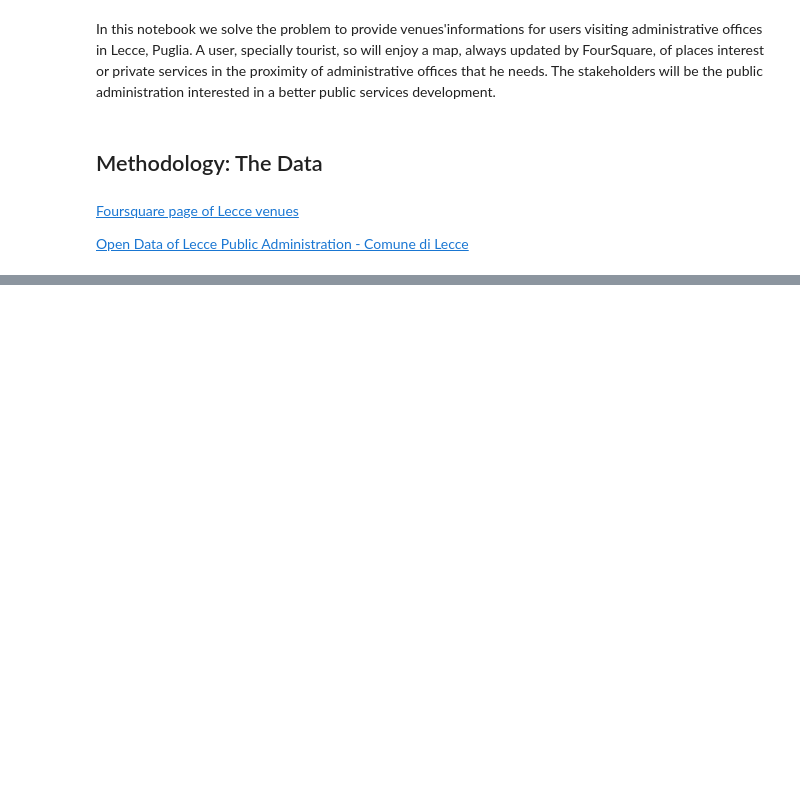
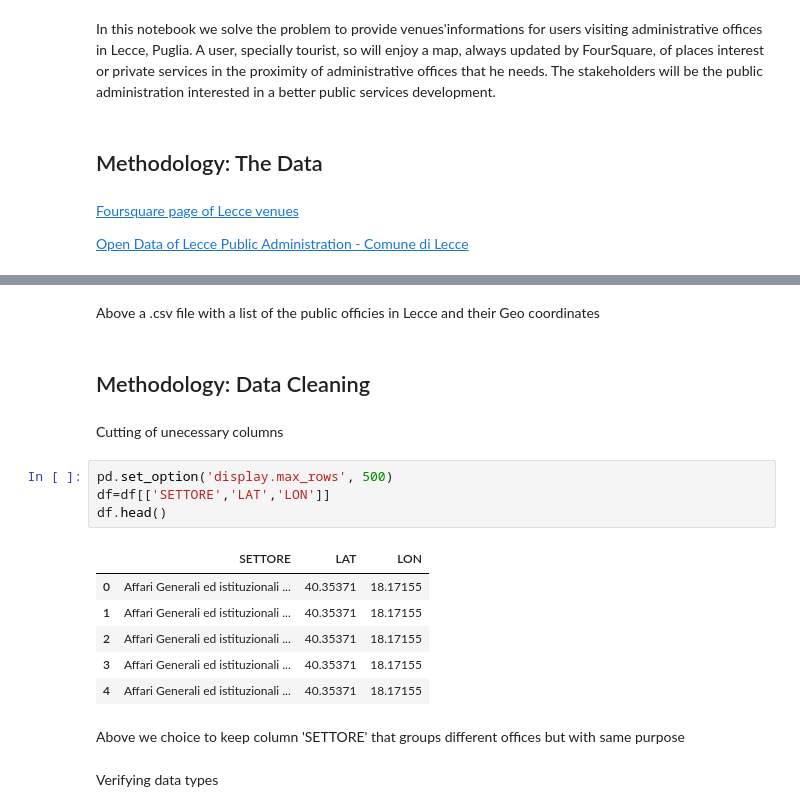
Before and after one commit to dimarzo/Coursera-Data-Science, a Jupyter notebook: LeccePublicOfficesAndVenues.ipynb, the cells around one changed output, grey strips where cells are left out. Cells and saved outputs as stored; diff of their text form; blank space fills up the shorter version.

```diff
--- a/LeccePublicOfficesAndVenues.ipynb
+++ b/LeccePublicOfficesAndVenues.ipynb
@@ -21,0 +45,21 @@ The stakeholders will be the public administration interested in a better public
+# %% [markdown]
+Above a .csv file with a list of the public officies in Lecce and their Geo coordinates
+# %% [markdown]
+## Methodology: Data Cleaning
+# %% [markdown]
+Cutting of unecessary columns
+# %%
+pd.set_option('display.max_rows', 500)
+df=df[['SETTORE','LAT','LON']]
+df.head()
+# %% [output]
+|  | SETTORE | LAT | LON |
+| 0 | Affari Generali ed istituzionali ... | 40.35371 | 18.17155 |
+| 1 | Affari Generali ed istituzionali ... | 40.35371 | 18.17155 |
+| 2 | Affari Generali ed istituzionali ... | 40.35371 | 18.17155 |
+| 3 | Affari Generali ed istituzionali ... | 40.35371 | 18.17155 |
+| 4 | Affari Generali ed istituzionali ... | 40.35371 | 18.17155 |
+# %% [markdown]
+Above we choice to keep column 'SETTORE' that groups different offices but with same purpose
+# %% [markdown]
+Verifying data types
```
Also changed, not shown: parts of 45 cells of this notebook.
